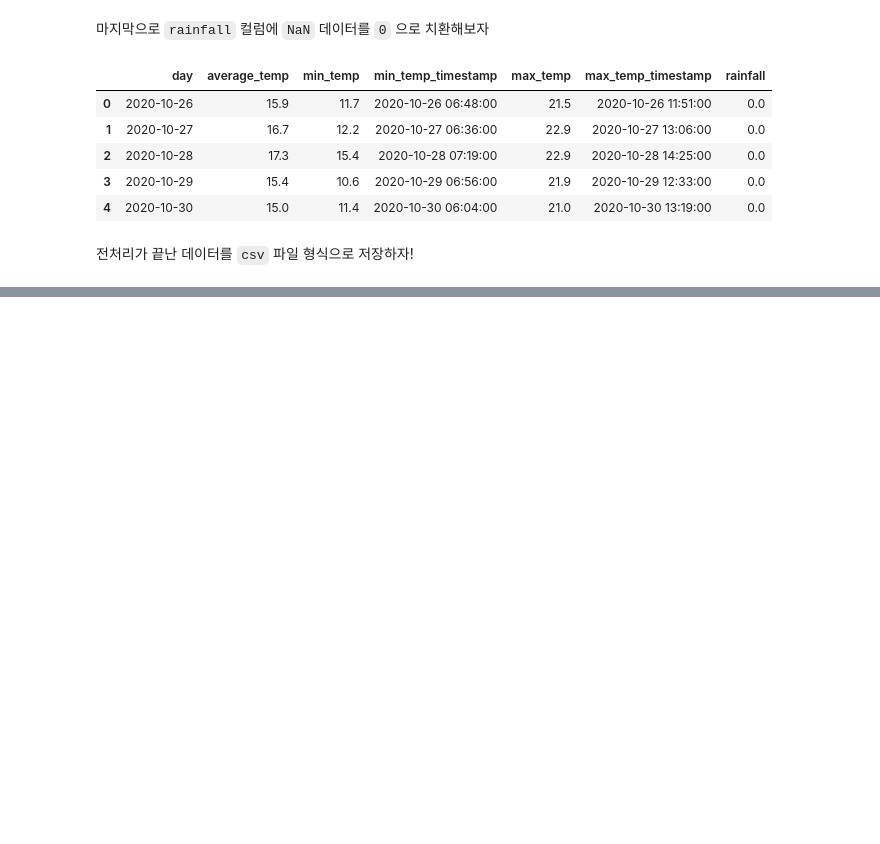
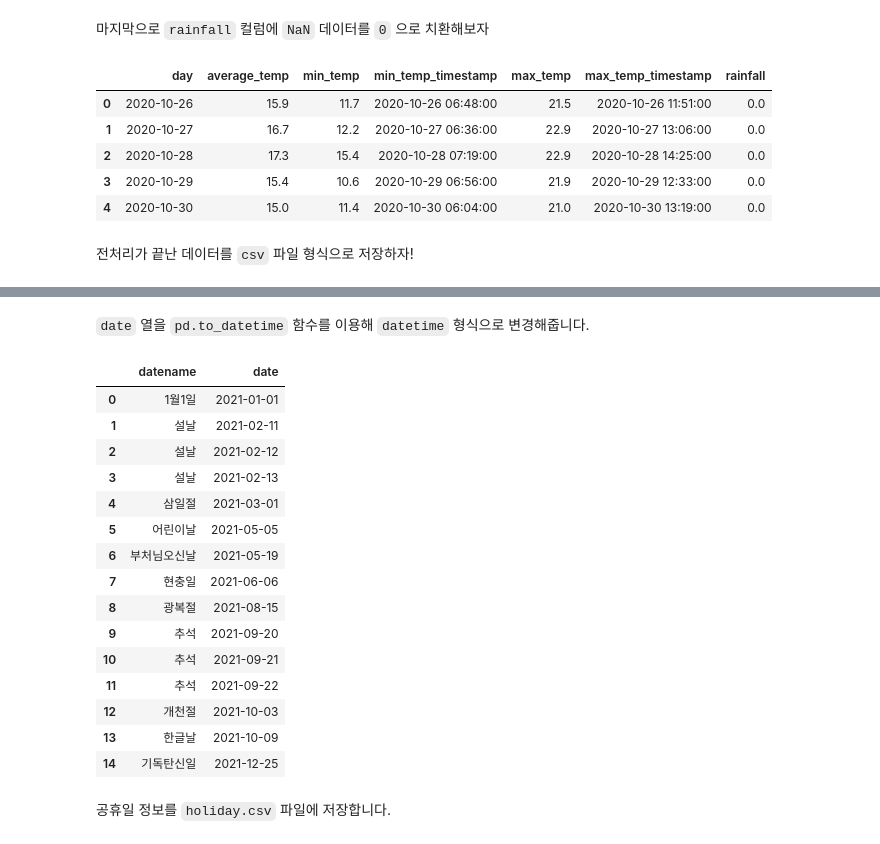
Before and after one commit to pparkddo/nano-degree, a Jupyter notebook: preprocessing.ipynb, the cells around one changed output, grey strips where cells are left out. Cells and saved outputs as stored; diff of their text form; code cells hidden in the pictures; blank space fills up the shorter version.

```diff
--- a/preprocessing.ipynb
+++ b/preprocessing.ipynb
@@ -582,0 +780,25 @@ df.to_csv("preprocessing.csv")
+# %% [markdown]
+`date` 열을 `pd.to_datetime` 함수를 이용해 `datetime` 형식으로 변경해줍니다.
+# %%
+df["date"] = pd.to_datetime(df["date"])
+# %%
+df
+# %% [output]
+|  | datename | date |
+| 0 | 1월1일 | 2021-01-01 |
+| 1 | 설날 | 2021-02-11 |
+| 2 | 설날 | 2021-02-12 |
+| 3 | 설날 | 2021-02-13 |
+| 4 | 삼일절 | 2021-03-01 |
+| 5 | 어린이날 | 2021-05-05 |
+| 6 | 부처님오신날 | 2021-05-19 |
+| 7 | 현충일 | 2021-06-06 |
+| 8 | 광복절 | 2021-08-15 |
+| 9 | 추석 | 2021-09-20 |
+| 10 | 추석 | 2021-09-21 |
+| 11 | 추석 | 2021-09-22 |
+| 12 | 개천절 | 2021-10-03 |
+| 13 | 한글날 | 2021-10-09 |
+| 14 | 기독탄신일 | 2021-12-25 |
+# %% [markdown]
+공휴일 정보를 `holiday.csv` 파일에 저장합니다.
```
Also changed, not shown: parts of 94 cells of this notebook, 1 other file.
